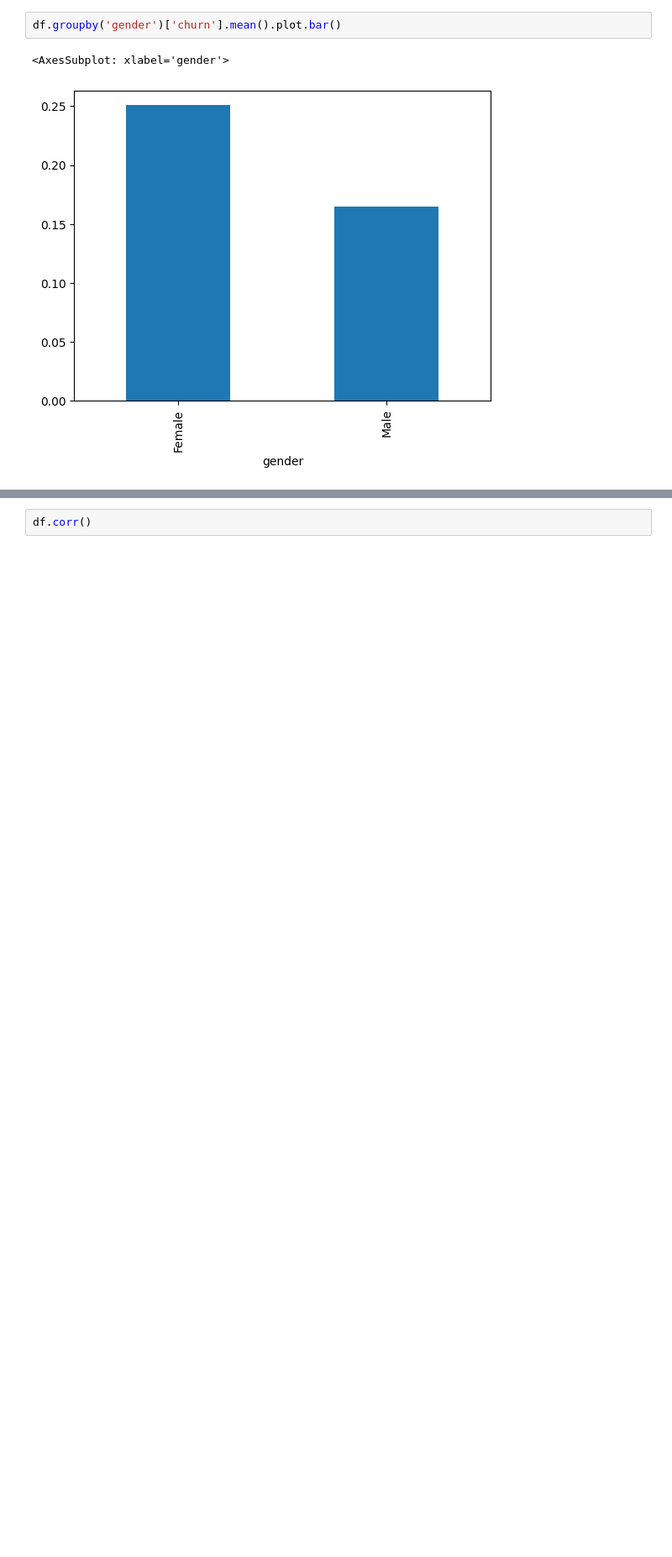
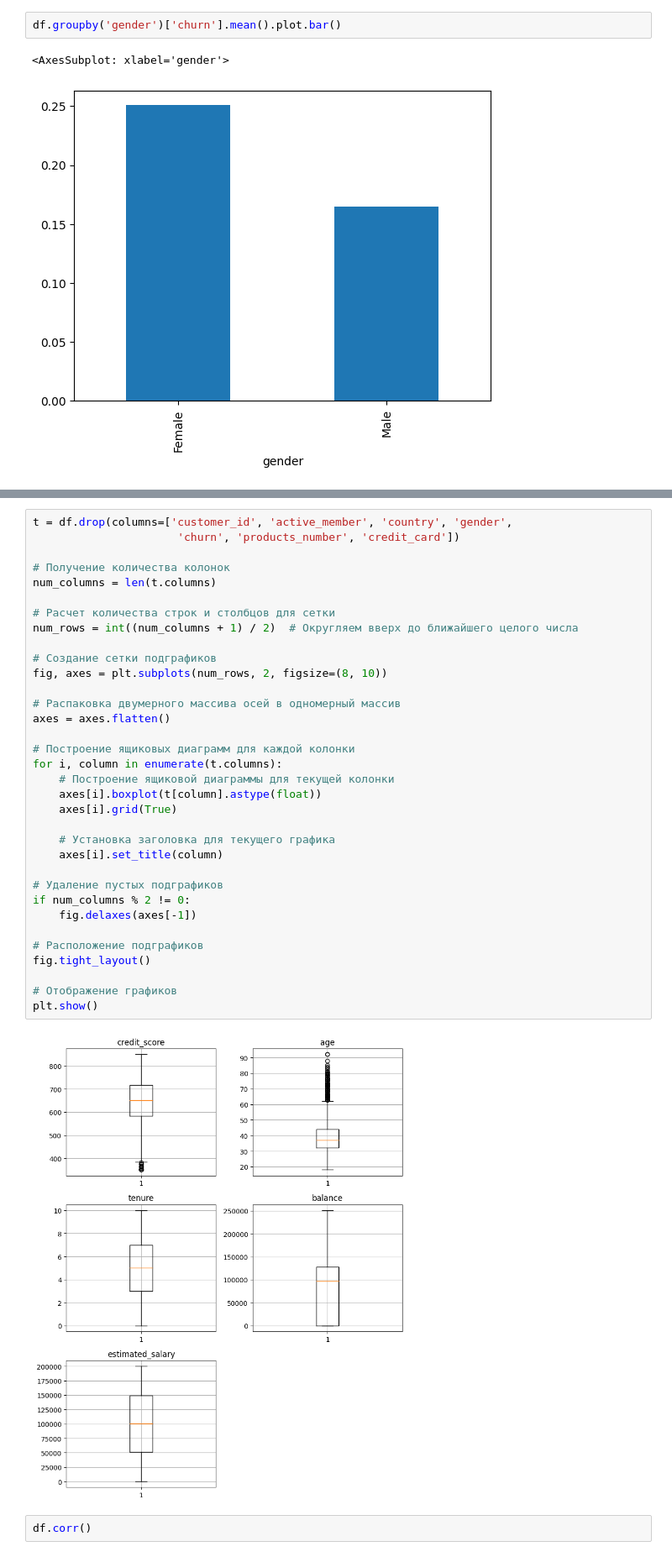
Before and after one commit to DimaOshchepkov/MetricMethodClassification, a Jupyter notebook: Анализ банк что-то там.ipynb, the cells around one changed output, grey strips where cells are left out. Shown: that part at 84% size. Cells and saved outputs as stored; diff of their text form; blank space fills up the shorter version.

Commit message:
Add count dist matrix and cleared analize of Bank

```diff
--- a/Анализ банк что-то там.ipynb
+++ b/Анализ банк что-то там.ipynb
@@ -135,3 +119,39 @@ array([[<AxesSubplot: title={'center': 'customer_id'}>,
+# %%
+t = df.drop(columns=['customer_id', 'active_member', 'country', 'gender',
+                      'churn', 'products_number', 'credit_card'])
+
+# Получение количества колонок
+num_columns = len(t.columns)
+
+# Расчет количества строк и столбцов для сетки
+num_rows = int((num_columns + 1) / 2)  # Округляем вверх до ближайшего целого числа
+
+# Создание сетки подграфиков
+fig, axes = plt.subplots(num_rows, 2, figsize=(8, 10))
+
+# Распаковка двумерного массива осей в одномерный массив
+axes = axes.flatten()
+
+# Построение ящиковых диаграмм для каждой колонки
+for i, column in enumerate(t.columns):
+    # Построение ящиковой диаграммы для текущей колонки
+    axes[i].boxplot(t[column].astype(float))
+    axes[i].grid(True)
+
+    # Установка заголовка для текущего графика
+    axes[i].set_title(column)
+
+# Удаление пустых подграфиков
+if num_columns % 2 != 0:
+    fig.delaxes(axes[-1])
+
+# Расположение подграфиков
+fig.tight_layout()
+
+# Отображение графиков
+plt.show()
+# %% [output]
+[figure, added]
 # %%
 df.corr()
 # %% [output]
```
Also changed, not shown: parts of 23 cells of this notebook, 1 other file.
